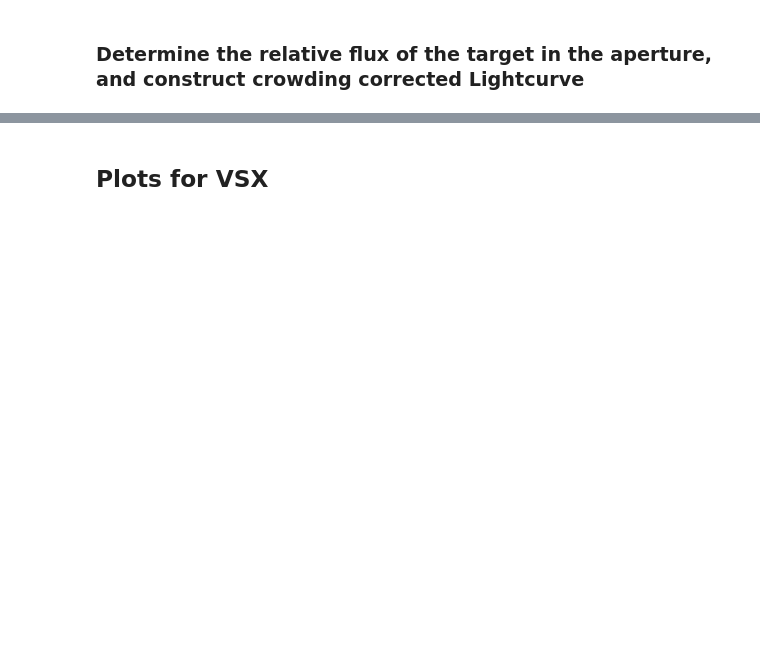
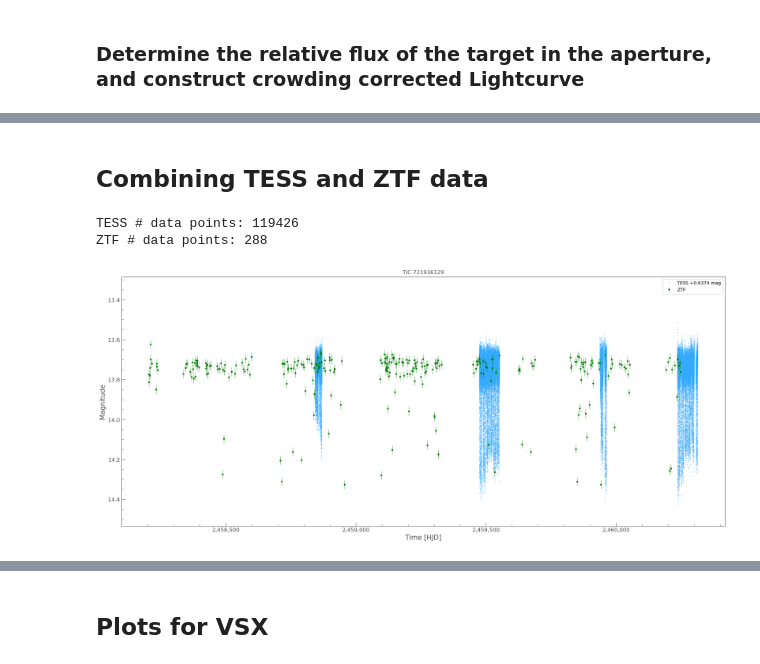
Before and after one commit to orionlee/PH_TESS_I_LightCurveViewer, a Jupyter notebook: targets/TIC_721936129_EA_based_on_contaminated_TIC_400621146.ipynb, the cells around one changed output, grey strips where cells are left out. Saved outputs shown, nothing was run; the diff lists cells and outputs as text; code cells hidden in the pictures; blank space fills up the shorter version.

```diff
--- a/targets/TIC_721936129_EA_based_on_contaminated_TIC_400621146.ipynb
+++ b/targets/TIC_721936129_EA_based_on_contaminated_TIC_400621146.ipynb
@@ -294,0 +356,22 @@ print("Dip's depth, contaminated LC:", mag_diff_contaminated)
+# %% [markdown]
+## Combining TESS and ZTF data
+# %%
+# Convert the data to magnitude and HJD/UTC
+
+import lightkurve_ext_multi_sources as lkem
+reload(lkem)
+
+lc_tess = lke.convert_lc_time_to_hjd_utc(lc_tess_target, target_coord=target_coord, cache_dir=lk_download_dir)
+lc_tess = lke.to_flux_in_mag_by_normalization(lc_tess)
+# axs = tplt.plot_skip_data_gap(lc_tess, figsize=(30,5), s=4, alpha=0.9);
+
+lc_combined_dict = lkem.combine_multi_bands_and_shift({"TESS": lc_tess, "ZTF": lc_ztf}, shift_to="ZTF")
+for k in lc_combined_dict.keys():
+    print(f"{k} # data points:", len(lc_combined_dict[k]))
+
+ax = lkem.plot_tess_n_ztf(lc_combined_dict, figsize=(24, 10), target_name=primary_name);
+# ax.set_ylim(None, 12.25);
+# %% [output]
+TESS # data points: 119426
+ZTF # data points: 288
+[figure, added]
```
Also changed, not shown: parts of 40 cells of this notebook.
